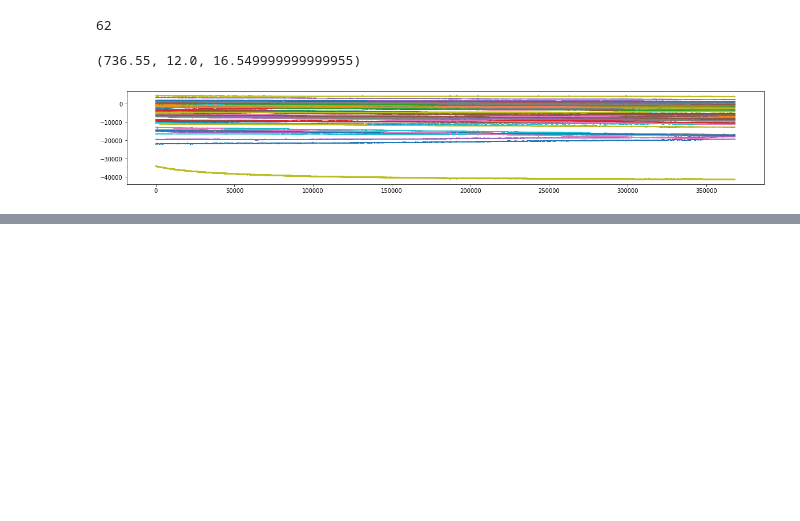
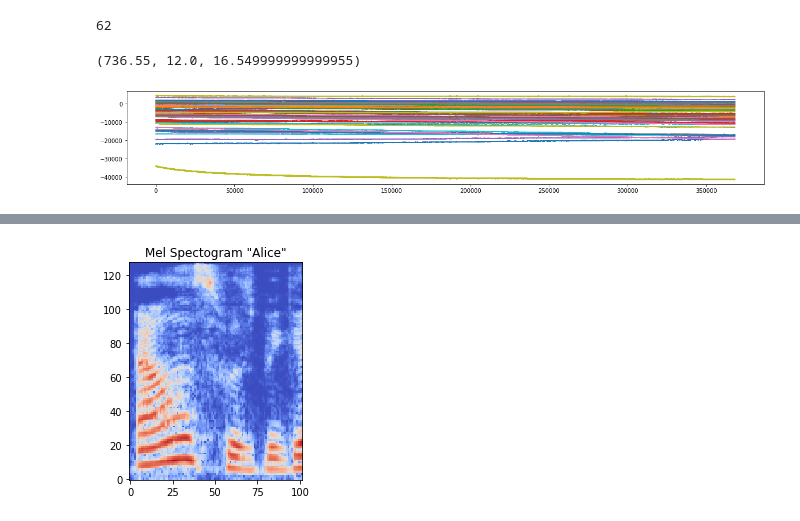
Before and after one commit to MiscellaneousStuff/eeg-stimuli, a Jupyter notebook: main.ipynb, the cells around one changed output, grey strips where cells are left out. Saved outputs shown, nothing was run; the diff lists cells and outputs as text; code cells hidden in the pictures; blank space fills up the shorter version.

```diff
--- a/main.ipynb
+++ b/main.ipynb
@@ -184,0 +217,15 @@ data2_secs, data2_secs // 60, data2_secs % 60
+# %%
+from matplotlib import cm
+
+def plot_mel_spectrogram(mel_spec, title):
+    fig, ax = plt.subplots(1)
+
+    ax.set_title(f"Mel Spectogram \"{title}\"")
+    pred = np.swapaxes(mel_spec, 0, 1)
+    cax = ax.imshow(pred, interpolation='nearest', cmap=cm.coolwarm, origin='lower')
+
+    return fig
+# %%
+_ = plot_mel_spectrogram(first_seg["audio_feats"], first_seg["label"])
+# %% [output]
+[figure, added]
```
Also changed, not shown: parts of 15 cells of this notebook, 3 other files.
